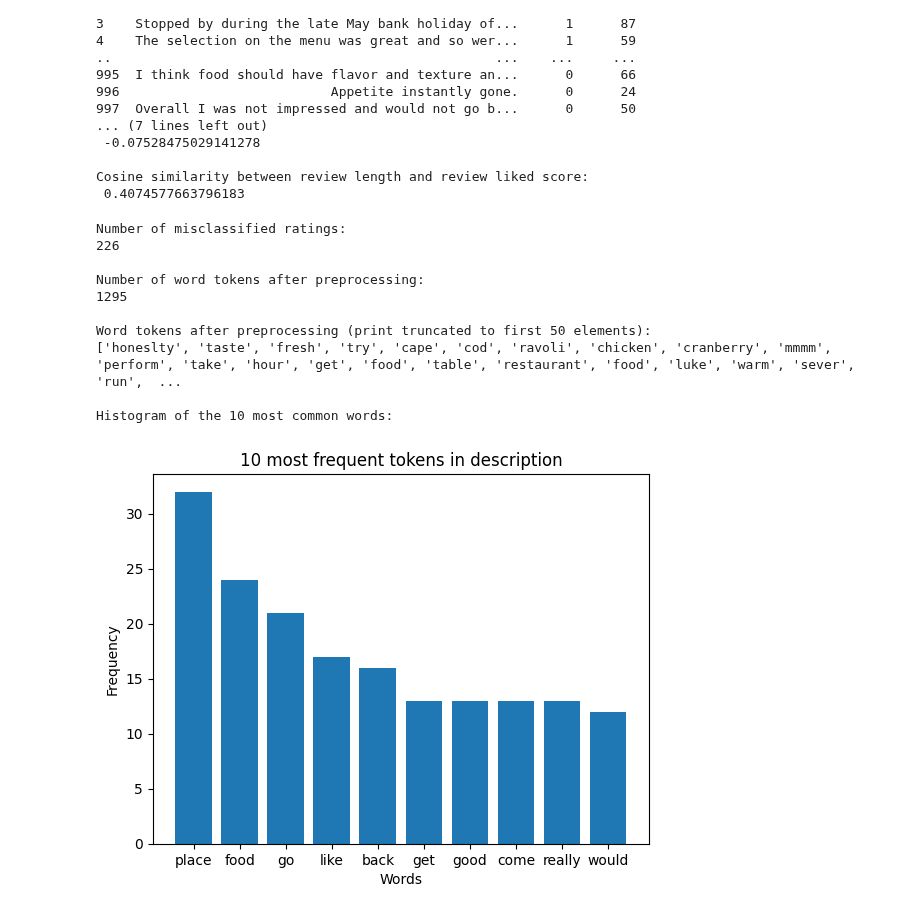
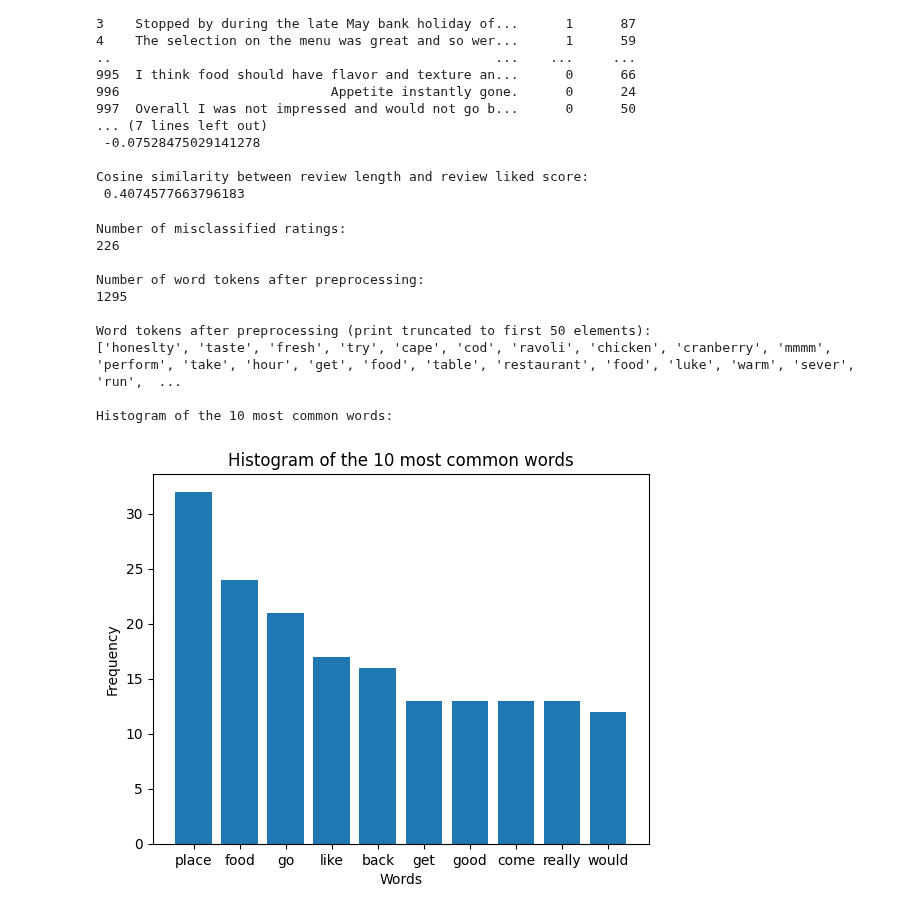
Before and after one commit to VilleKylmamaa/SentimentAnalysisMachineLearning, a Jupyter notebook: Restaurant_Review_Analysis.ipynb, the cells around one changed output. Saved outputs shown, nothing was run; the diff lists cells and outputs as text; code cells hidden in the pictures.

Commit message:
9. Change plot title

```diff
--- a/Restaurant_Review_Analysis.ipynb
+++ b/Restaurant_Review_Analysis.ipynb
@@ -260,35 +260,35 @@ np.array(misclassified_reviews_preprocessed)
 
 
 # Collect 10 most common words
 most_common_words = Counter(" ".join(misclassified_reviews_preprocessed).split()).most_common(10)
 
 # Parse the generated tuples into two different arrays
 words = [word for word, _ in most_common_words]
 counts = [counts for _, counts in most_common_words]
 
 # Plot the words and their frequency
 print("Histogram of the 10 most common words:")
 plt.bar(words, counts)
-plt.title("10 most frequent tokens in description")
+plt.title("Histogram of the 10 most common words")
 plt.ylabel("Frequency")
 plt.xlabel("Words")
 plt.show()
 
 
 
 # TODO word cloud
 # %% [output]
 Number of misclassified ratings:
 226
 
 Number of word tokens after preprocessing:
 1295
 
 Word tokens after preprocessing (print truncated to first 50 elements):
 ['honeslty', 'taste', 'fresh', 'try', 'cape', 'cod', 'ravoli', 'chicken', 'cranberry', 'mmmm', 'perform', 'take', 'hour', 'get', 'food', 'table', 'restaurant', 'food', 'luke', 'warm', 'sever', 'run',  ...
 
 Histogram of the 10 most common words:
-[figure, old version]
+[figure, new version]
 # %%
 """ 10.
 Now we would like to build a machine learning model for sentiment analysis that takes into account the ambiguous cases
```
